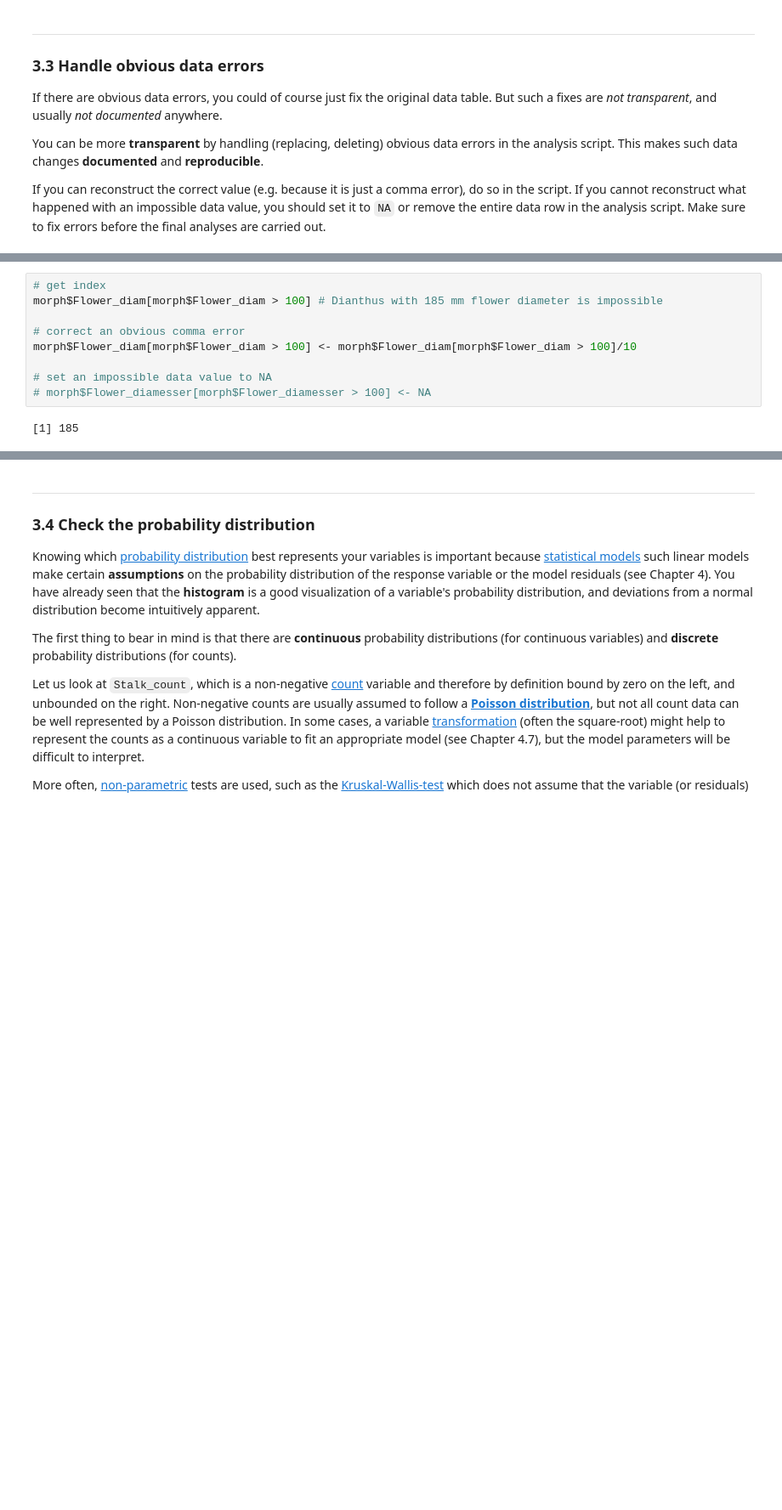
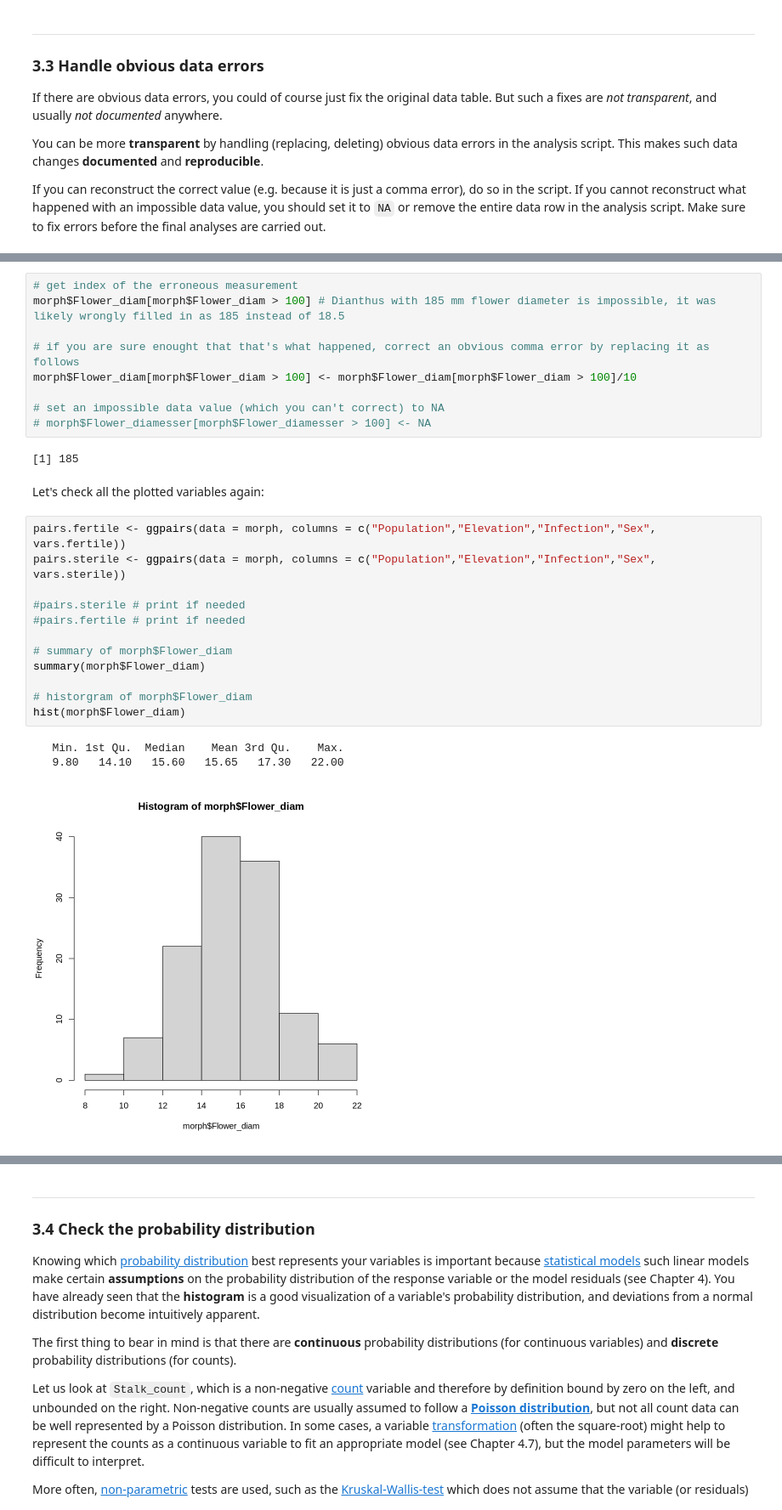
Before and after one commit to scrameri/Umweltbiologie, a Jupyter notebook: Tutorials.ipynb, the cells around one changed output, grey strips where cells are left out. Shown at 85% size. Saved outputs shown, nothing was run; the diff lists cells and outputs as text; blank space fills up the shorter version.

```diff
--- a/Tutorials.ipynb
+++ b/Tutorials.ipynb
@@ -367,11 +365,29 @@ If you can reconstruct the correct value (e.g. because it is just a comma error)
 # %%
-# get index
-morph$Flower_diam[morph$Flower_diam > 100] # Dianthus with 185 mm flower diameter is impossible
+# get index of the erroneous measurement
+morph$Flower_diam[morph$Flower_diam > 100] # Dianthus with 185 mm flower diameter is impossible, it was likely wrongly filled in as 185 instead of 18.5
 
-# correct an obvious comma error
+# if you are sure enought that that's what happened, correct an obvious comma error by replacing it as follows
 morph$Flower_diam[morph$Flower_diam > 100] <- morph$Flower_diam[morph$Flower_diam > 100]/10
 
-# set an impossible data value to NA
+# set an impossible data value (which you can't correct) to NA
 # morph$Flower_diamesser[morph$Flower_diamesser > 100] <- NA
 # %% [output]
 [1] 185
+# %% [markdown]
+Let's check all the plotted variables again:
+# %%
+pairs.fertile <- ggpairs(data = morph, columns = c("Population","Elevation","Infection","Sex", vars.fertile))
+pairs.sterile <- ggpairs(data = morph, columns = c("Population","Elevation","Infection","Sex", vars.sterile))
+
+#pairs.sterile # print if needed
+#pairs.fertile # print if needed
+
+# summary of morph$Flower_diam
+summary(morph$Flower_diam)
+
+# historgram of morph$Flower_diam
+hist(morph$Flower_diam)
+# %% [output]
+   Min. 1st Qu.  Median    Mean 3rd Qu.    Max.
+   9.80   14.10   15.60   15.65   17.30   22.00
+[figure, added]
```
Also changed, not shown: parts of 63 cells of this notebook.
